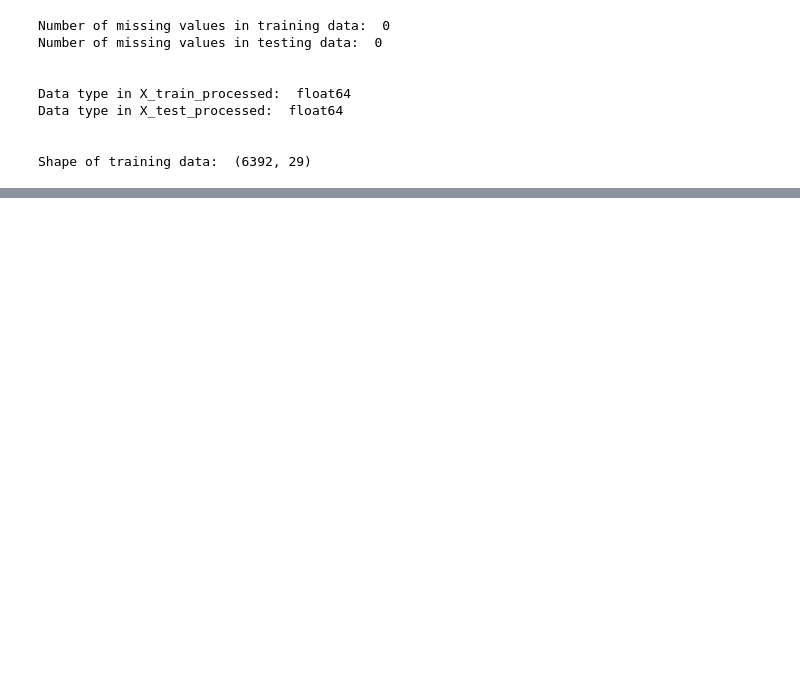
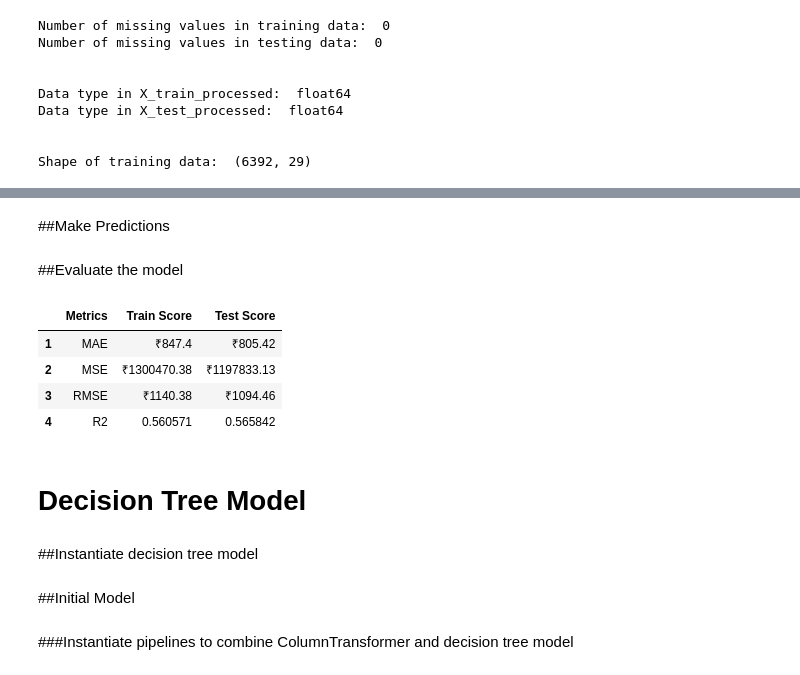
Before and after one commit to sheha919/Coding-Dojo-Project1, a Jupyter notebook: sales_prediction_ml.ipynb, the cells around one changed output, grey strips where cells are left out. Drawn from its saved outputs; the diff is of its cells as text; code cells hidden in the pictures; blank space fills up the shorter version.

Commit message:
add ml models

```diff
--- a/sales_prediction_ml.ipynb
+++ b/sales_prediction_ml.ipynb
@@ -298,0 +355,2 @@ Shape of training data:  (6392, 29)
+# %%
+lin_reg = LinearRegression()
@@ -298,0 +359,3 @@ Shape of training data:  (6392, 29)
+# %%
+lin_reg_pipe = make_pipeline(preprocessor, lin_reg)
+lin_reg_pipe
@@ -298,0 +378,2 @@ Shape of training data:  (6392, 29)
+# %%
+lin_reg_pipe.fit(X_train, y_train)
@@ -298,0 +394,19 @@ Shape of training data:  (6392, 29)
+# %% [markdown]
+##Make Predictions
+# %%
+lin_reg_train_pred = lin_reg_pipe.predict(X_train)
+lin_reg_test_pred = lin_reg_pipe.predict(X_test)
+# %% [markdown]
+##Evaluate the model
+# %%
+eval_model(y_train, lin_reg_train_pred, y_test, lin_reg_test_pred)
+# %% [output]
+|  | Metrics | Train Score | Test Score |
+| 1 | MAE | ₹847.4 | ₹805.42 |
+| 2 | MSE | ₹1300470.38 | ₹1197833.13 |
+| 3 | RMSE | ₹1140.38 | ₹1094.46 |
+| 4 | R2 | 0.560571 | 0.565842 |
+# %% [markdown]
+# Decision Tree Model
+# %% [markdown]
+##Instantiate decision tree model
@@ -298,0 +415,4 @@ Shape of training data:  (6392, 29)
+# %% [markdown]
+##Initial Model
+# %% [markdown]
+###Instantiate pipelines to combine ColumnTransformer and decision tree model
```
Also changed, not shown: parts of 39 cells of this notebook.
